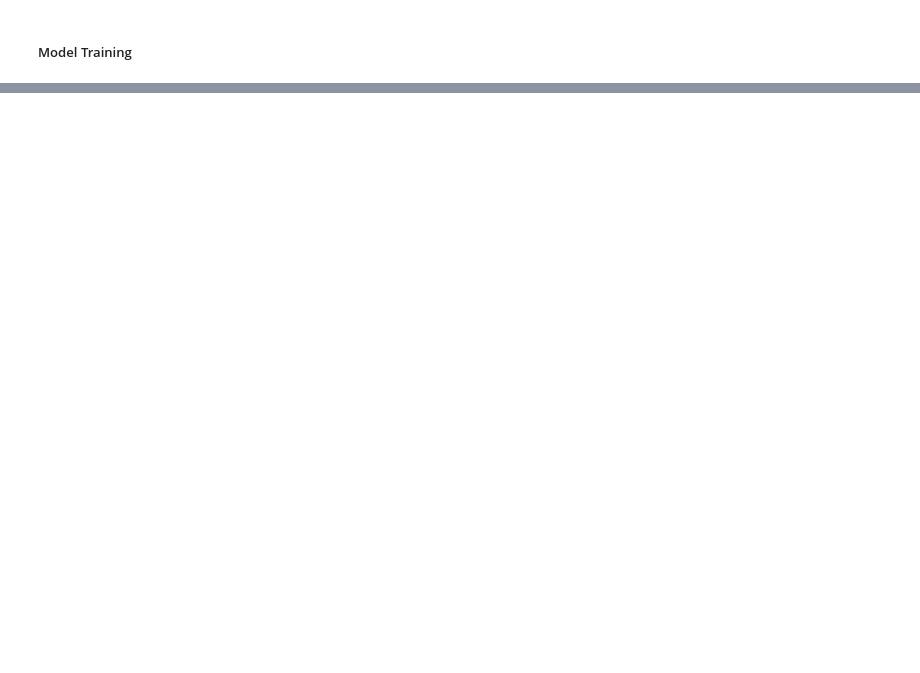
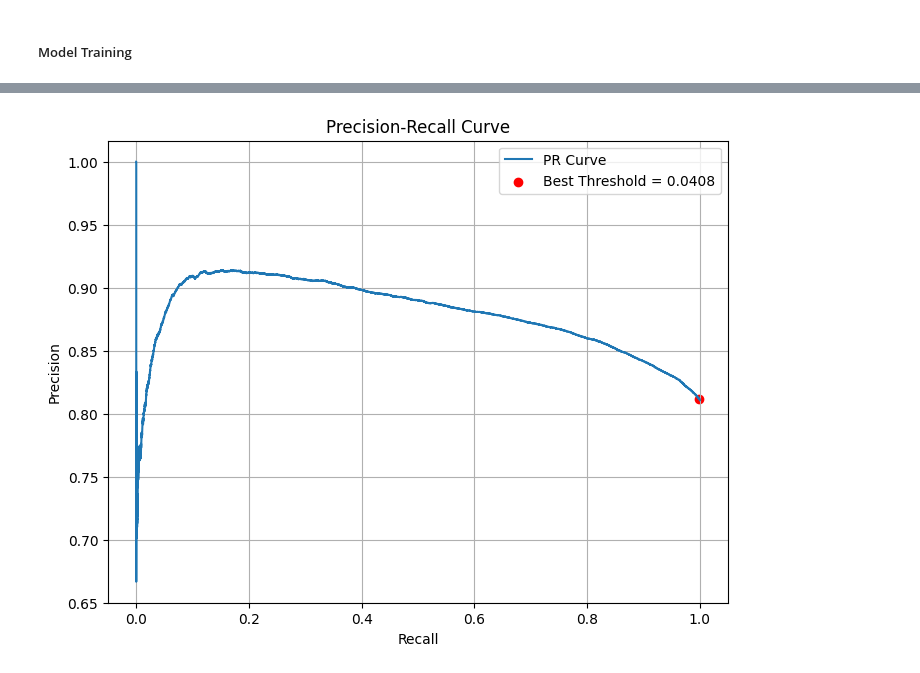
Before and after one commit to Nidhi-Pawar/credit_line_eligibility, a Jupyter notebook: notebooks/05_Model-Training.ipynb, the cells around one changed output, grey strips where cells are left out. Cells and saved outputs as stored; diff of their text form; code cells hidden in the pictures; blank space fills up the shorter version.

```diff
--- a/notebooks/05_Model-Training.ipynb
+++ b/notebooks/05_Model-Training.ipynb
@@ -32,4 +39,5 @@ import warnings
 warnings.filterwarnings('ignore')
 # %%
 # Loading the dataset
-df0 = pd.read_csv(r"C:\Users\hp\OneDrive\Documents\GitHub\credit_line_eligibility\data\cleaned_data.csv")
+df0 = pd.read_csv(r"D:\Documents\GitHub\credit_line_eligibility\data\cleaned_data.csv")
+df0.head()
@@ -452,0 +1630,16 @@ weighted avg       0.88      0.88      0.88     14000
+# %%
+# Use your trained calibrated stacking model
+y_probs = stacking_cal.predict_proba(X_test)[:, 0]  # Probabilities for Class 0 (Charged Off)
+
+# Apply custom threshold
+custom_threshold = 0.1877
+y_pred_custom = (y_probs >= custom_threshold).astype(int)  # This returns 1 for class 0 if above threshold
+
+# If your positive class is 1 and you're targeting class 0:
+# You might want to flip labels to keep 1 as the positive class
+y_pred_custom = np.where(y_probs >= custom_threshold, 0, 1)
+
+from sklearn.metrics import classification_report, confusion_matrix
+
+print(confusion_matrix(y_test, y_pred_custom))
+print(classification_report(y_test, y_pred_custom, digits=4))
@@ -452,0 +1681,64 @@ weighted avg       0.88      0.88      0.88     14000
+# %%
+from joblib import load
+import numpy as np
+from sklearn.linear_model import LogisticRegression
+from sklearn.model_selection import StratifiedKFold
+from sklearn.metrics import classification_report
+import warnings
+import logging
+
+warnings.filterwarnings('ignore')
+logging.getLogger("lightgbm").setLevel(logging.CRITICAL)
+
+# Load your pre-saved models
+from joblib import load
+model_paths = {
+    # "rf": r'D:\Documents\GitHub\credit_line_eligibility\saved_models\rf_model.pkl',
+    # "xgb": r'D:\Documents\GitHub\credit_line_eligibility\saved_models\xgb_model.pkl',
+    # "lgbm": r'D:\Documents\GitHub\credit_line_eligibility\saved_models\lgbm_model.pkl',
+    "rf_cal": r'D:\Documents\GitHub\credit_line_eligibility\saved_models\rf_model_calibrated.pkl',
+    "xgb_cal": r'D:\Documents\GitHub\credit_line_eligibility\saved_models\xgb_model_calibrated.pkl',
+    "lgbm_cal": r'D:\Documents\GitHub\credit_line_eligibility\saved_models\lgbm_model_calibrated.pkl',
+}
+
+
+models = {name: load(path) for name, path in model_paths.items()}
+
+# Define your data
+n_folds = 5
+skf = StratifiedKFold(n_splits=n_folds, shuffle=True, random_state=42)
+
+# OOF predictions for training meta-model
+meta_train = np.zeros((X_train.shape[0], len(models)))
+meta_test = np.zeros((X_test.shape[0], len(models)))
+
+for idx, (name, model) in enumerate(models.items()):
+    test_preds = []
+    oof_preds = np.zeros(X_train.shape[0])
+
+    for train_idx, val_idx in skf.split(X_train, y_train):
+        X_tr, X_val = X_train[train_idx], X_train[val_idx]
+        y_tr = y_train[train_idx]
+
+        model.fit(X_tr, y_tr)  # retrain on split
+        oof_preds[val_idx] = model.predict_proba(X_val)[:, 1]
+        test_preds.append(model.predict_proba(X_test)[:, 1])
+
+    meta_train[:, idx] = oof_preds
+    meta_test[:, idx] = np.mean(test_preds, axis=0)
+
+# Train the meta-model
+meta_model = LogisticRegression(random_state=42)
+meta_model.fit(meta_train, y_train)
+
+# Final predictions
+final_preds = meta_model.predict(meta_test)
+
+print("\nClassification Report for Stacked Model:")
+print(classification_report(y_test, final_preds))
+
+y_true = y_test
+y_probs = meta_model.predict_proba(meta_test)[:, 1]  # Probabilities for Class 1 (Charged Off)
+best_threshold = pr_curve(y_true, y_probs)
+print(f"Best Threshold for Custom Stacked Calibrated Model: {best_threshold:.4f}")
+# %% [output]
@@ -452,0 +1754 @@ weighted avg       0.88      0.88      0.88     14000
+[figure, added]
```
Also changed, not shown: parts of 65 cells of this notebook.
